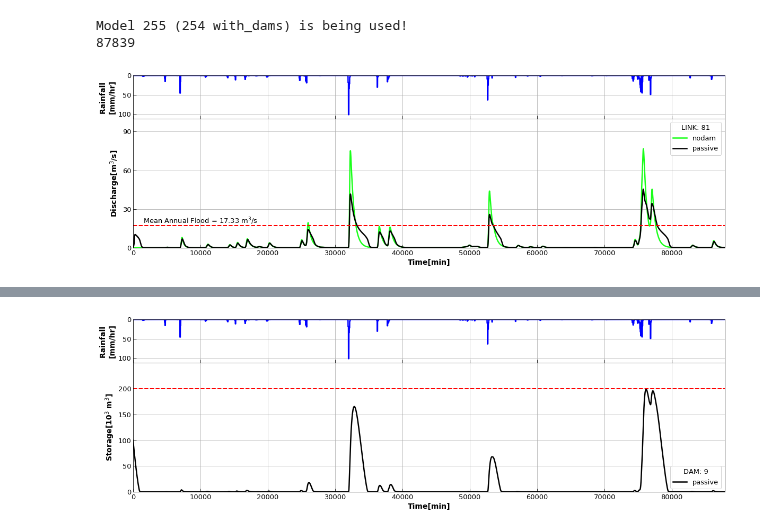
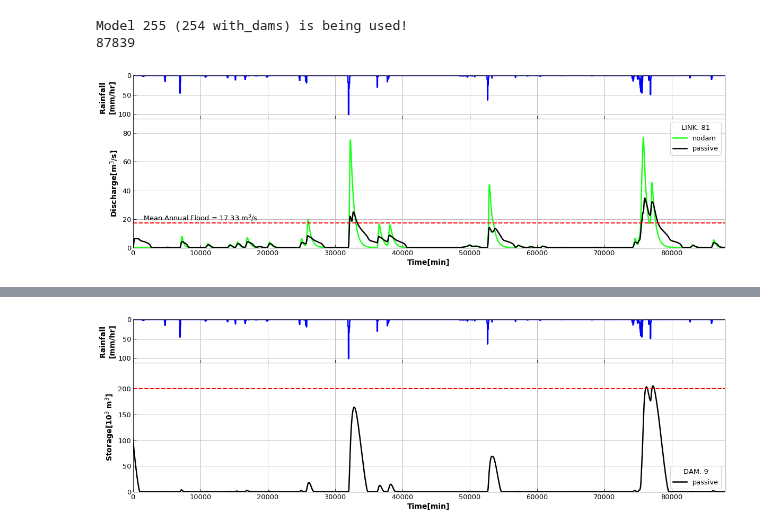
Before and after one commit to gurbuzf/DamStudy, a Jupyter notebook: dam_operation/simulations.ipynb, the cells around one changed output, grey strips where cells are left out. Drawn from its saved outputs; the diff is of its cells as text; code cells hidden in the pictures.

```diff
--- a/dam_operation/simulations.ipynb
+++ b/dam_operation/simulations.ipynb
@@ -18,7 +18,8 @@ forcing, raw_data = GetForcing("../data/rainfall/2010_timeseries.csv", '2010-06-
 te = len(forcing)
 q, s_p, s_t, s_s = Set_InitialConditions(0.5, A_i[0], A_i)
 # %%
-dams = [9,36,45,63,90,117,126,144,153,171,198,207,225,234]
+# dams = [9,36,45,63,90,117,126,144,153,171,198,207,225,234]
+dams = [9,27,36,45,63,90,108,117,126,135,144,153,171,189,198,207,216,225,234]
 n_dams = len(dams)
 S = [100000 for _ in range(n_dams)]
 # %%
@@ -34,7 +35,7 @@ SSN2 = Watershed(Model=255)
 SSN2.init_custom(links=l_id, connectivity=connectivity, A_i=A_i, L_i=L_i, A_h=A_h)
 SSN2.dam_ids = dams
 SSN2.dam_loc_state(states=[1 for _ in range(n_dams)])
-dam_params = [4.5, 5, 200000, 0.5, 0.75, 0.6, 1.66, 2, 10]
+dam_params = [4.5, 5, 200000, 0.5, 0.75, 0.6, 1.66, 1, 10]
 SSN2.initialize(q=q, S = S, s_t =s_t, s_p =s_p, s_s=s_s)
 
 dc_passive, st_passive = SSN2.Run_255( [0, te-1], forcing, dam_params,rtol=1e-4,t_eval=np.arange(0,te,5))
@@ -42,7 +43,8 @@ dc_passive, st_passive = SSN2.Run_255( [0, te-1], forcing, dam_params,rtol=1e-4,
 Model 255 (254 with_dams) is being used!
 87839
 # %%
+s_name = '_h45_5_O75_1_10_19dams'
 pltKwargs = [{'label':'nodam', 'color':'#1AFF1A'}, {'label':'passive', 'color':'k'}]
-plot_sim(81, forcing, [dc_nodam, dc_passive], pltKwargs, d_type='discharge', discharge_axis=[0,100,30], area=20.25)#, save='../../Supp_DamStudy/Hydro81_h45_5_O75_1_10')
+plot_sim(81, forcing, [dc_nodam, dc_passive], pltKwargs, d_type='discharge', discharge_axis=[0,90,20], area=20.25, save='../../Supp_DamStudy/Hydro81'+s_name)
 # %% [output]
-[figure, old version]
+[figure, new version]
```
Also changed, not shown: parts of 7 cells of this notebook, 5 other files.
